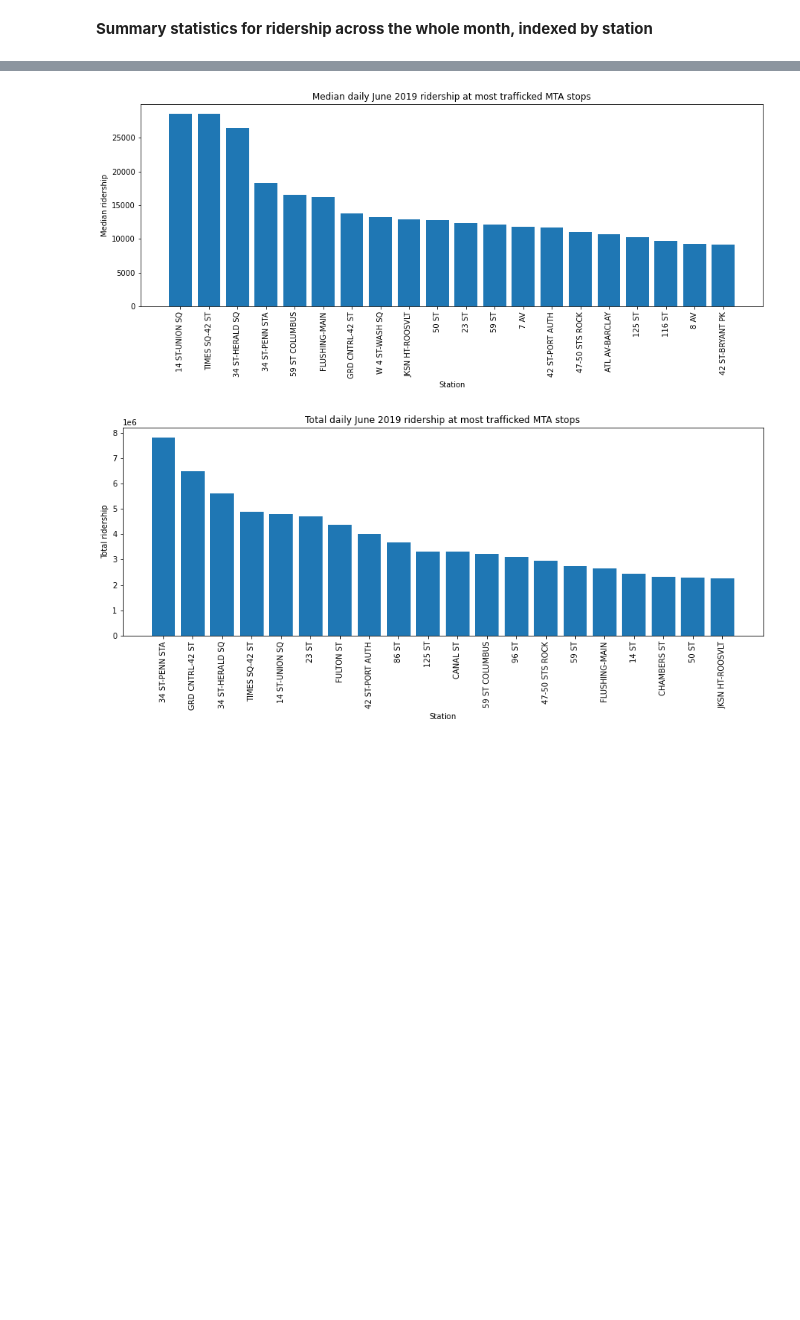
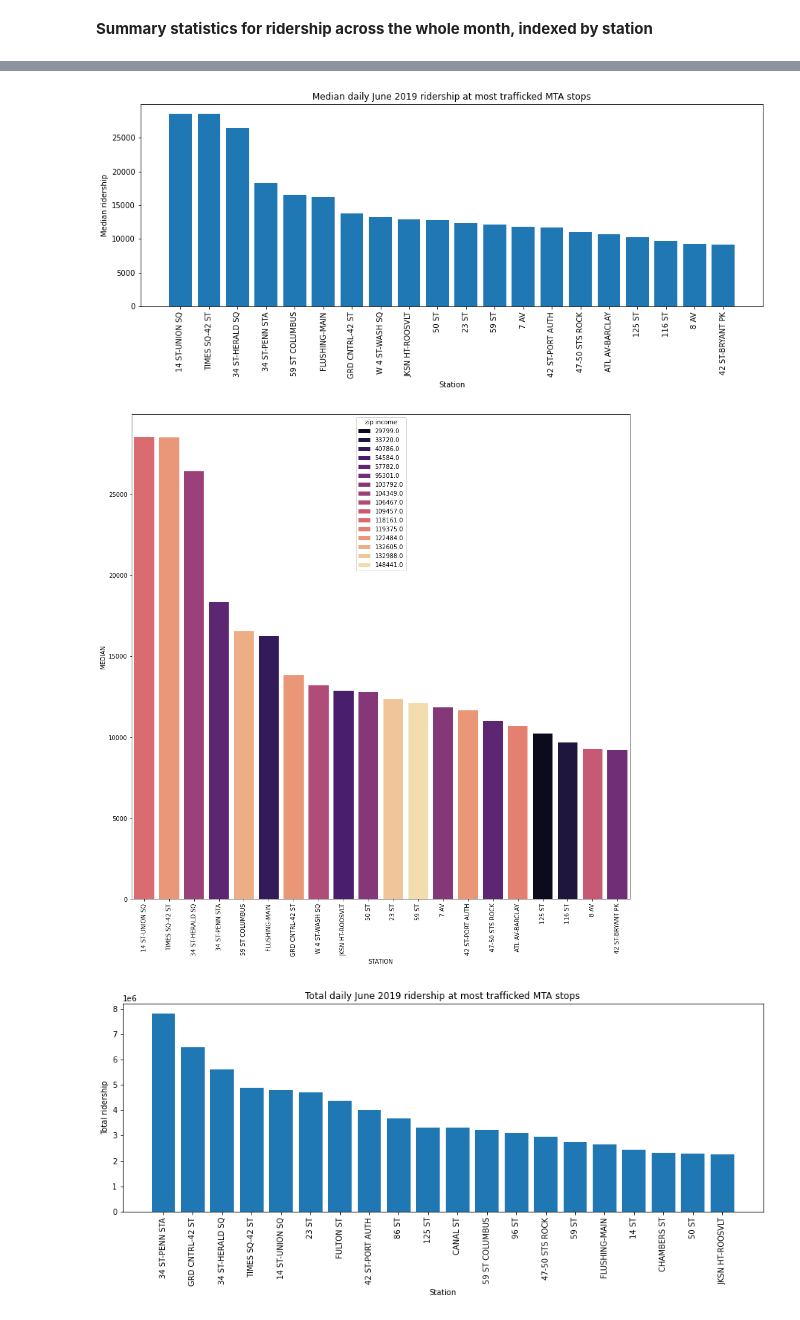
Before and after one commit to mattsegall/MTA-Project1, a Jupyter notebook: Time analysis.ipynb, the cells around one changed output, grey strips where cells are left out. Drawn from its saved outputs; the diff is of its cells as text; code cells hidden in the pictures; blank space fills up the shorter version.

Commit message:
made prettier income visualizations

```diff
--- a/Time analysis.ipynb
+++ b/Time analysis.ipynb
@@ -228,16 +262,23 @@ june_data_station_stats
 # %%
 june_data_station_stats.sort_values('MEDIAN', ascending = False, inplace=True)
 stations1 = june_data_station_stats.index
 med_ridership = june_data_station_stats['MEDIAN']
 plt.figure(figsize = (15,5))
 plt.bar(stations1[:20], med_ridership[:20])
 plt.xticks(rotation='vertical')
 plt.xlabel('Station')
 plt.ylabel('Median ridership')
 plt.title('Median daily June 2019 ridership at most trafficked MTA stops')
 plt.show()
+
+plt.figure(figsize = (15,15))
+sns.barplot(data = june_data_station_stats.reset_index()[:20], x = 'STATION', y = 'MEDIAN', palette= 'magma', hue = 'zip income',dodge=False)
+plt.xticks(rotation='vertical')
+
+plt.show()
 # %% [output]
 [figure]
+[figure, added]
 # %%
 june_data_station_stats.sort_values('SUM', ascending = False, inplace=True)
 stations2 = june_data_station_stats.index
```
Also changed, not shown: parts of 13 cells of this notebook.
